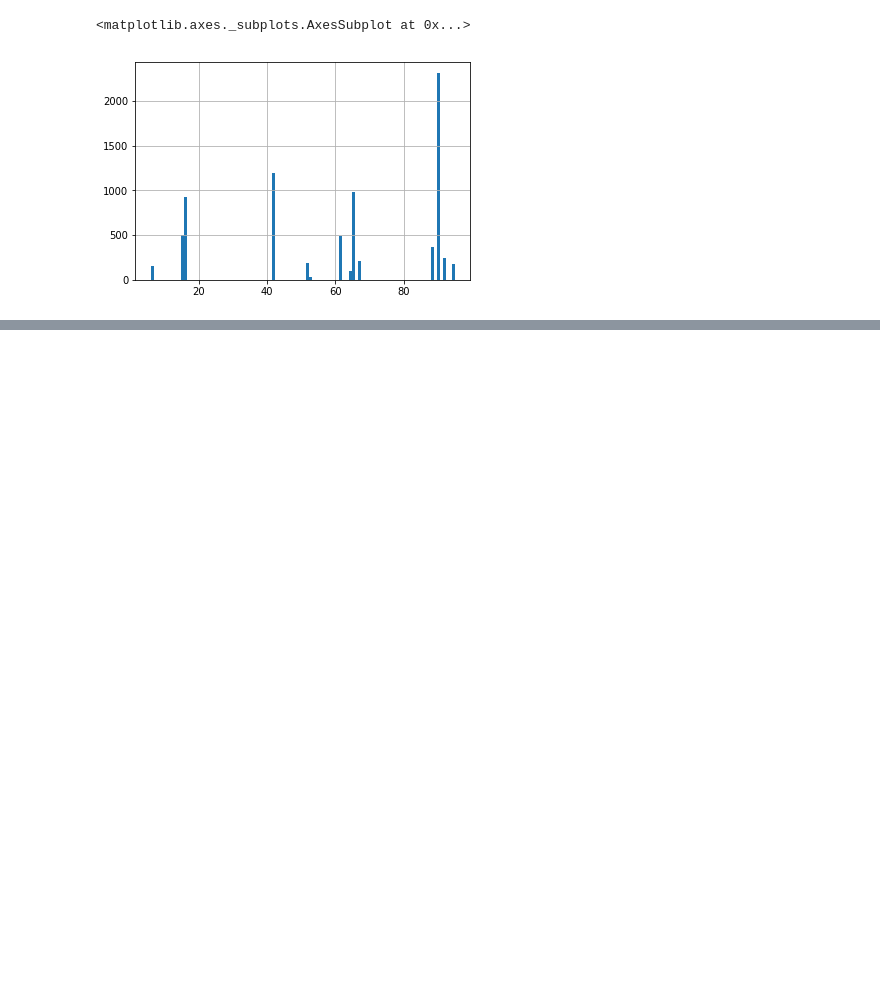
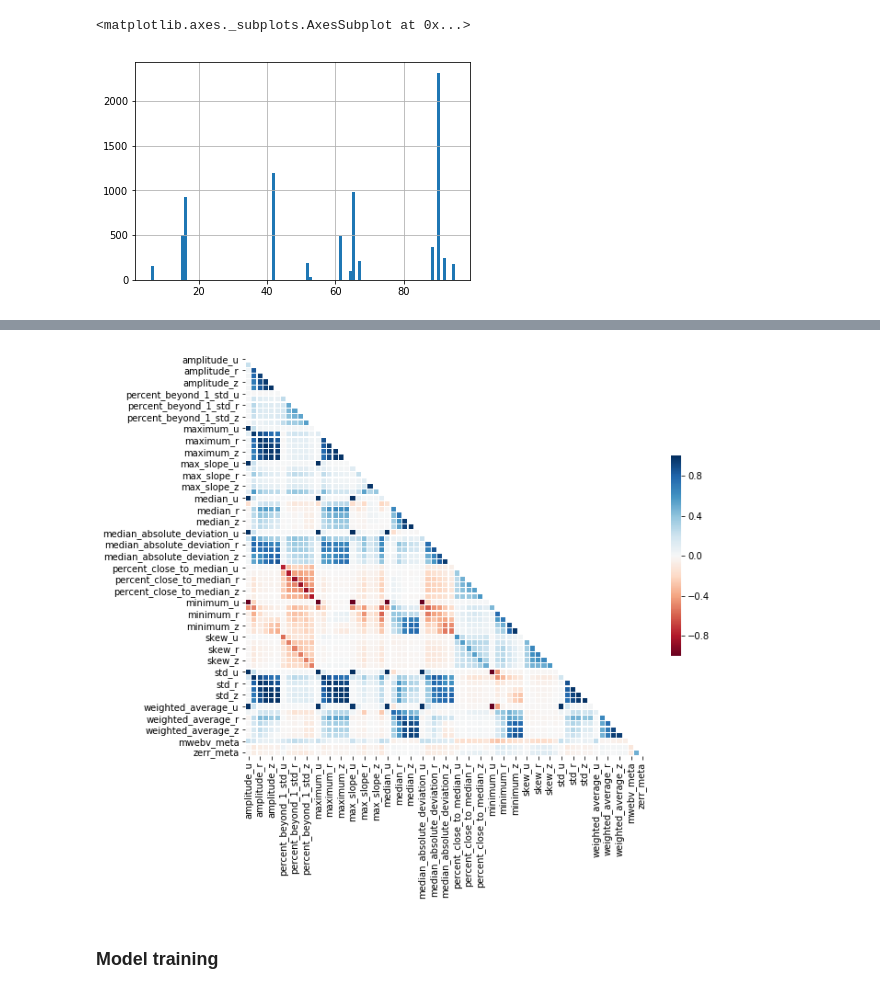
Before and after one commit to dkomlen/kaggle, a Jupyter notebook: plasticc-2018/plasticc-2018.ipynb, the cells around one changed output, grey strips where cells are left out. Saved outputs shown, nothing was run; the diff lists cells and outputs as text; code cells hidden in the pictures; blank space fills up the shorter version.

Commit message:
[plasticc] light curve preprocessing using cesium

```diff
--- a/plasticc-2018/plasticc-2018.ipynb
+++ b/plasticc-2018/plasticc-2018.ipynb
@@ -53,0 +106,31 @@ README.md           data                plasticc-2018.ipynb
+# %%
+pb_map = OrderedDict([(0,'u'), (1,'g'), (2,'r'), (3,'i'), (4, 'z'), (5, 'y')])
+
+pb_cols = OrderedDict([(0,'blueviolet'), (1,'green'), (2,'red'),\
+                      (3,'orange'), (4, 'black'), (5, 'brown')])
+
+pb_names = list(pb_map.values())
+# %%
+def build_timeseries(metadata, observations):
+    timeseries = OrderedDict()
+
+    for _, row in tqdm(metadata.iterrows(), desc='Building timeseries', total=len(metadata)):
+        obj_id = row['object_id']
+        obj_target = row['target']
+
+        obj_meta = {'z':row['hostgal_photoz'],\
+                'zerr':row['hostgal_photoz_err'],\
+                'mwebv':row['mwebv']}
+
+        obj_obs = observations[observations['object_id'] == obj_id]
+        pbind = [(obj_obs['passband'] == pb) for pb in pb_map]
+
+        t = [obj_obs[obj_obs['passband'] == pb]['mjd'].values for pb in pb_map]
+        m = [obj_obs[obj_obs['passband'] == pb]['flux'].values for pb in pb_map]
+        e = [obj_obs[obj_obs['passband'] == pb]['flux_err'].values for pb in pb_map]
+
+        timeseries[obj_id] = TimeSeries(t=t, m=m, e=e,\
+                            label=obj_target, name=obj_id, meta_features=obj_meta,\
+                            channel_names=pb_names)
+
+    return timeseries
@@ -53,0 +174,2 @@ README.md           data                plasticc-2018.ipynb
+# %%
+train_ts = build_timeseries(train_metadata, train_observations)
@@ -53,0 +178,2 @@ README.md           data                plasticc-2018.ipynb
+# %%
+train_features = build_features(train_ts, 'train')
@@ -53,0 +200,13 @@ README.md           data                plasticc-2018.ipynb
+# %%
+corr = train_features.corr()
+mask = np.zeros_like(corr, dtype=np.bool)
+mask[np.triu_indices_from(mask)] = True
+
+fig, ax = plt.subplots(figsize=(10, 8))
+
+corr_plot = sb.heatmap(corr, mask=mask, cmap='RdBu', center=0,
+                square=True, linewidths=.2, cbar_kws={"shrink": .5})
+# %% [output]
+[figure, added]
+# %% [markdown]
+### Model training
```
Also changed, not shown: parts of 14 cells of this notebook.
